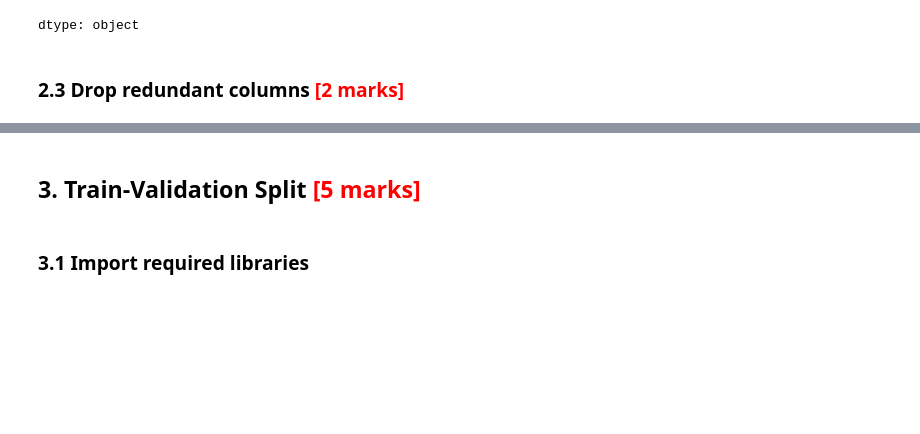
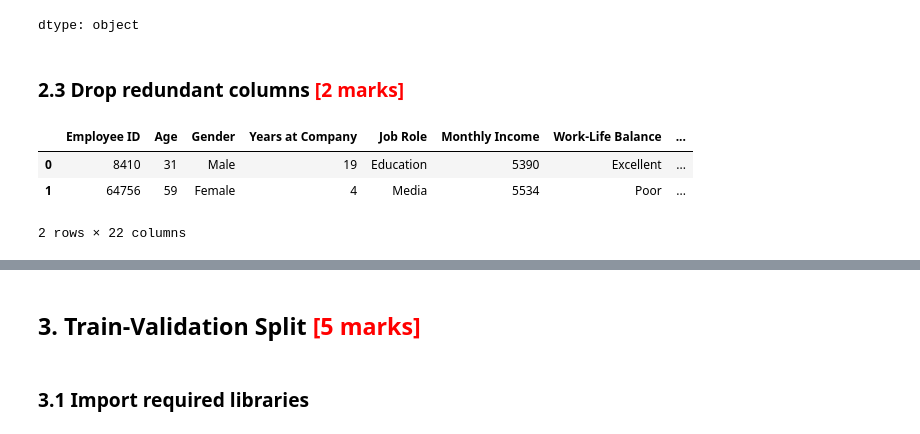
Before and after one commit to DurgaPrasad-237/logistic_regression_assignment, a Jupyter notebook: Predicting_Employee_Retention_Starter.ipynb, the cells around one changed output, grey strips where cells are left out. Saved outputs shown, nothing was run; the diff lists cells and outputs as text; code cells hidden in the pictures; blank space fills up the shorter version.

```diff
--- a/Predicting_Employee_Retention_Starter.ipynb
+++ b/Predicting_Employee_Retention_Starter.ipynb
@@ -391,5 +391,12 @@ dtype: object
 ### **2.3 Drop redundant columns** <font color = red>[2 marks]</font>
 # %%
 # Drop redundant columns which are not required for modelling
+df2 = df.drop(columns=["Leadership Opportunities", "Innovation Opportunities"])
 # %%
 # Check first few rows of data
+df2.head(2)
+# %% [output]
+|  | Employee ID | Age | Gender | Years at Company | Job Role | Monthly Income | Work-Life Balance | ... |
+| 0 | 8410 | 31 | Male | 19 | Education | 5390 | Excellent | ... |
+| 1 | 64756 | 59 | Female | 4 | Media | 5534 | Poor | ... |
+2 rows × 22 columns
```
Also changed, not shown: parts of 5 cells of this notebook.
